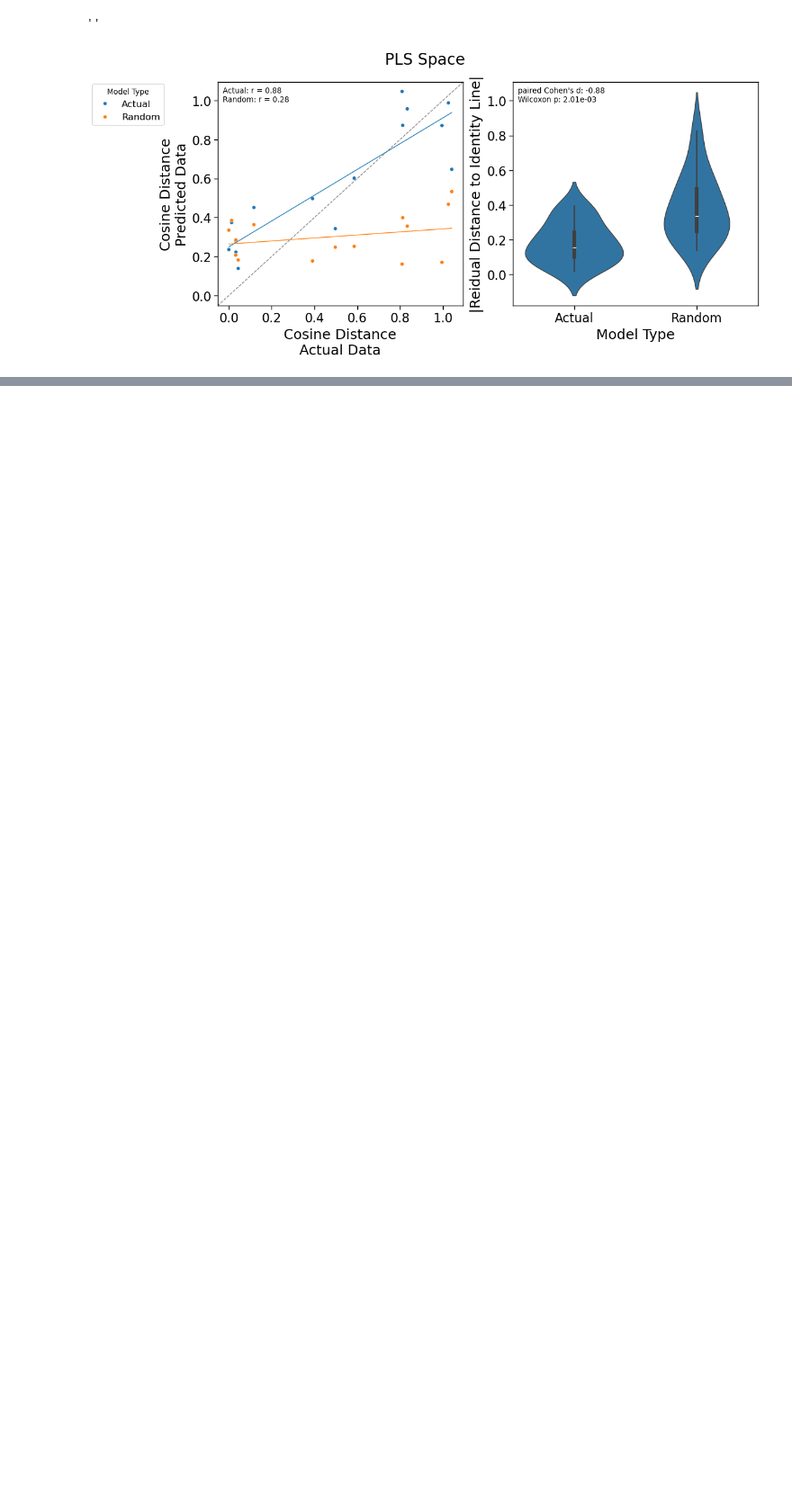
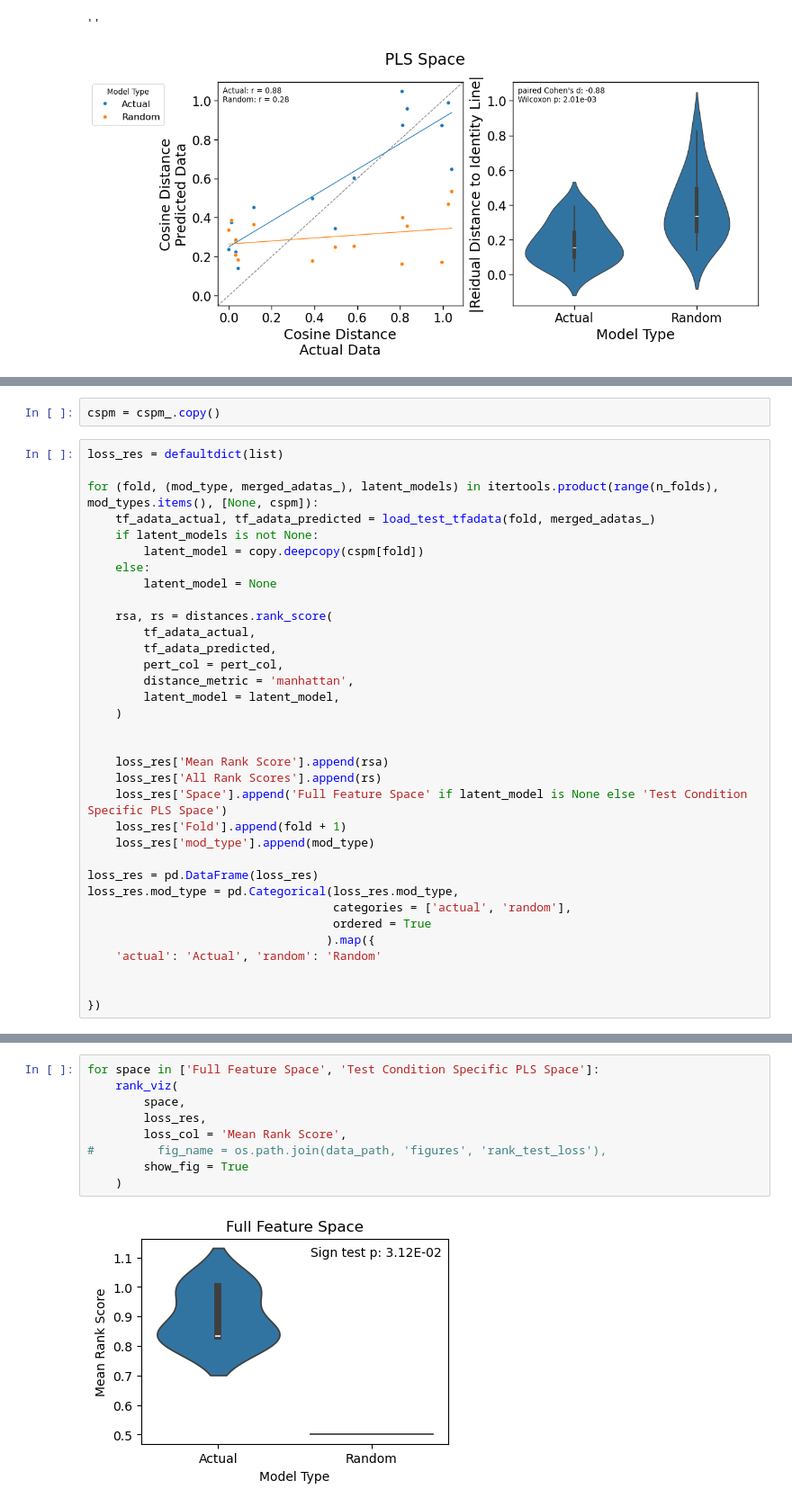
Before and after one commit to hmbaghdassarian/scLEMBAS, a Jupyter notebook: notebooks/McCauley_2024/06_assess_predictions/01_test_accuracy/01Aii_scLEMBAS_test_quantification.ipynb, the cells around one changed output, grey strips where cells are left out. Shown at 90% size. Drawn from its saved outputs; the diff is of its cells as text; blank space fills up the shorter version.

```diff
--- a/notebooks/McCauley_2024/06_assess_predictions/01_test_accuracy/01Aii_scLEMBAS_test_quantification.ipynb
+++ b/notebooks/McCauley_2024/06_assess_predictions/01_test_accuracy/01Aii_scLEMBAS_test_quantification.ipynb
@@ -453,0 +609,36 @@ fig.suptitle('PLS Space', y = 1.1, fontsize = 20)
+# %%
+cspm = cspm_.copy()
+# %%
+loss_res = defaultdict(list)
+
+for (fold, (mod_type, merged_adatas_), latent_models) in itertools.product(range(n_folds), mod_types.items(), [None, cspm]):
+    tf_adata_actual, tf_adata_predicted = load_test_tfadata(fold, merged_adatas_)
+    if latent_models is not None:
+        latent_model = copy.deepcopy(cspm[fold])
+    else:
+        latent_model = None
+
+    rsa, rs = distances.rank_score(
+        tf_adata_actual,
+        tf_adata_predicted,
+        pert_col = pert_col,
+        distance_metric = 'manhattan',
+        latent_model = latent_model,
+    )
+
+
+    loss_res['Mean Rank Score'].append(rsa)
+    loss_res['All Rank Scores'].append(rs)
+    loss_res['Space'].append('Full Feature Space' if latent_model is None else 'Test Condition Specific PLS Space')
+    loss_res['Fold'].append(fold + 1)
+    loss_res['mod_type'].append(mod_type)
+
+loss_res = pd.DataFrame(loss_res)
+loss_res.mod_type = pd.Categorical(loss_res.mod_type,
+                                   categories = ['actual', 'random'],
+                                   ordered = True
+                                  ).map({
+    'actual': 'Actual', 'random': 'Random'
+
+
+})
@@ -453,0 +718,11 @@ fig.suptitle('PLS Space', y = 1.1, fontsize = 20)
+# %%
+for space in ['Full Feature Space', 'Test Condition Specific PLS Space']:
+    rank_viz(
+        space,
+        loss_res,
+        loss_col = 'Mean Rank Score',
+#         fig_name = os.path.join(data_path, 'figures', 'rank_test_loss'),
+        show_fig = True
+    )
+# %% [output]
+[figure, added]
```
Also changed, not shown: parts of 18 cells of this notebook, 9 other files.
